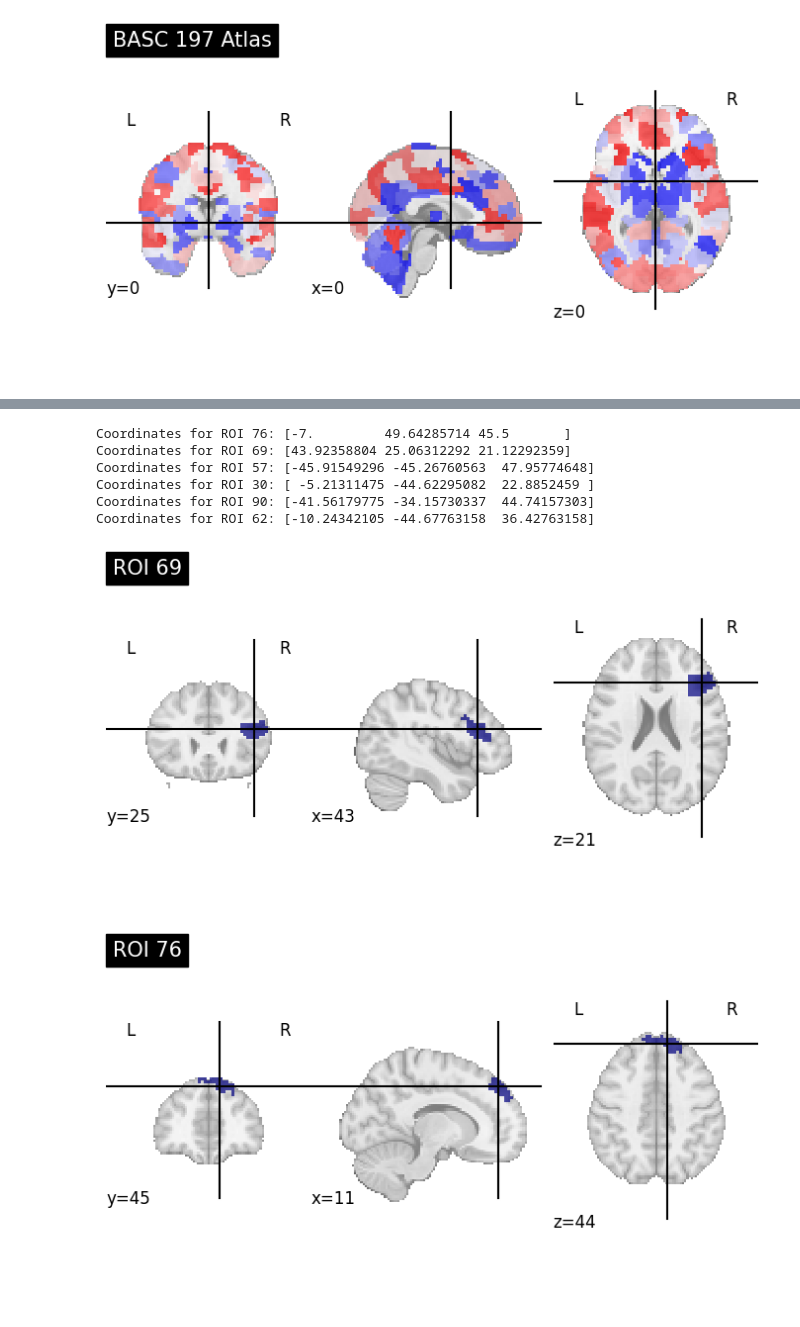
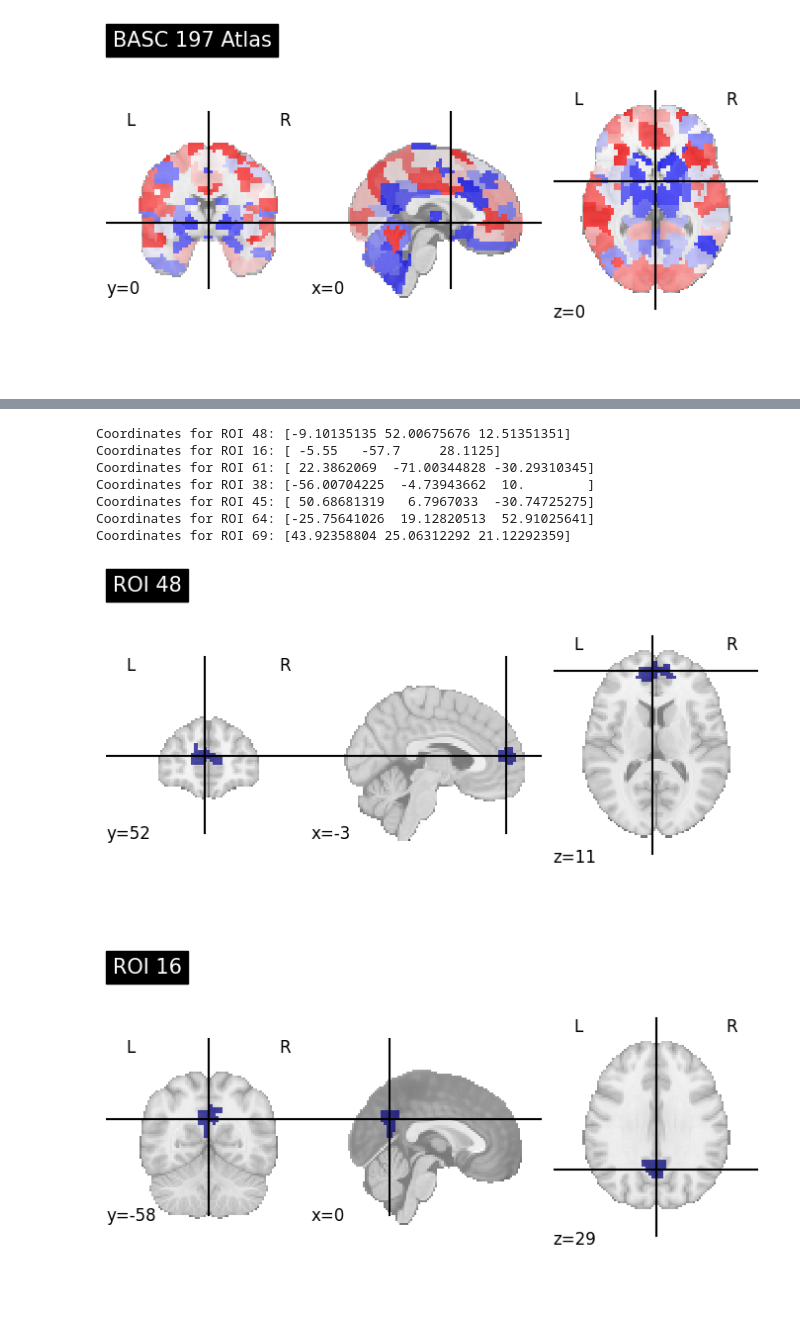
Before and after one commit to JuanCruzMendoza/ASD_ML_analysis, a Jupyter notebook: src/main.ipynb, the cells around one changed output, grey strips where cells are left out. Drawn from its saved outputs; the diff is of its cells as text; code cells hidden in the pictures.

```diff
--- a/src/main.ipynb
+++ b/src/main.ipynb
@@ -602,32 +699,33 @@ plt.show()
 # Coordinates for main ROIs
 coords = plotting.find_parcellation_cut_coords(basc_197["maps"])
 
-for roi in [76, 69, 57, 30, 90, 62]:
+for roi in [48,16,61,38,45,64,69]:
     print(f"Coordinates for ROI {roi}: {coords[roi-1]}")
 # %% [output]
-Coordinates for ROI 76: [-7.         49.64285714 45.5       ]
+Coordinates for ROI 48: [-9.10135135 52.00675676 12.51351351]
+Coordinates for ROI 16: [ -5.55   -57.7     28.1125]
+Coordinates for ROI 61: [ 22.3862069  -71.00344828 -30.29310345]
+Coordinates for ROI 38: [-56.00704225  -4.73943662  10.        ]
+Coordinates for ROI 45: [ 50.68681319   6.7967033  -30.74725275]
+Coordinates for ROI 64: [-25.75641026  19.12820513  52.91025641]
 Coordinates for ROI 69: [43.92358804 25.06312292 21.12292359]
-Coordinates for ROI 57: [-45.91549296 -45.26760563  47.95774648]
-Coordinates for ROI 30: [ -5.21311475 -44.62295082  22.8852459 ]
-Coordinates for ROI 90: [-41.56179775 -34.15730337  44.74157303]
-Coordinates for ROI 62: [-10.24342105 -44.67763158  36.42763158]
 # %%
 # Plotting the two ROIs which were most important for the model
 
 atlas_img = nib.load(basc_197["maps"])
 atlas_data = atlas_img.get_fdata()
 
-for roi_index in [69,76]:
+for roi_index in [48,16]:
 
     roi_mask = np.zeros(atlas_data.shape, dtype=bool)
     roi_mask[atlas_data == roi_index] = True
 
     roi_img = image.new_img_like(atlas_img, roi_mask.astype(int))
 
     plotting.plot_roi(roi_img, draw_cross=True, title=f"ROI {roi_index}")
     plt.savefig(f"./images/roi_{roi_index}_img.png")
     plotting.show()
 # %% [output]
-[figure, old version]
+[figure, new version]
-[figure, old version]
+[figure, new version]
 # %%
```
Also changed, not shown: parts of 25 cells of this notebook, 14 other files.
